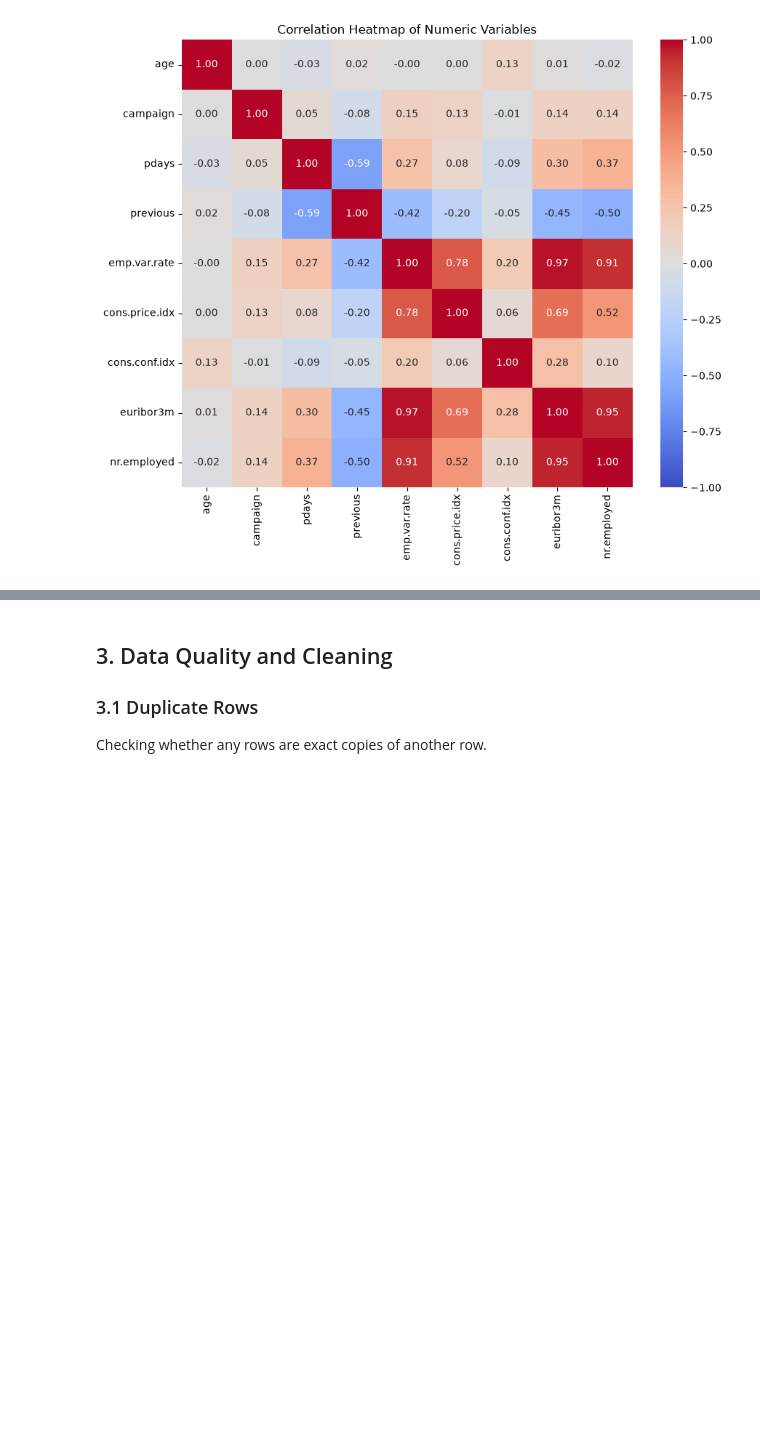
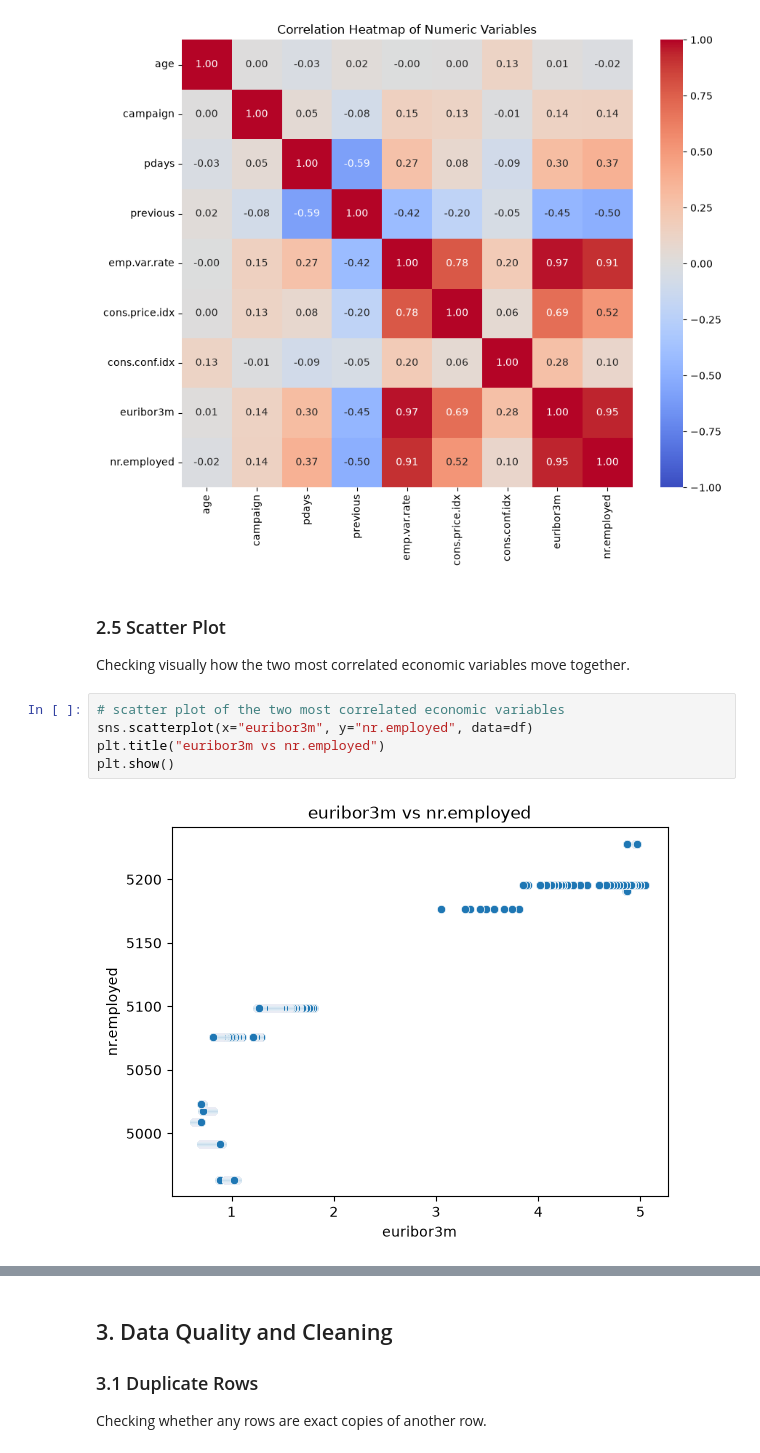
Before and after one commit to stafa10/CA1Theory2Practice, a Jupyter notebook: moustafa_numeric.ipynb, the cells around one changed output, grey strips where cells are left out. Drawn from its saved outputs; the diff is of its cells as text; blank space fills up the shorter version.

Commit message:
add scatter plot to numeric EDA

```diff
--- a/moustafa_numeric.ipynb
+++ b/moustafa_numeric.ipynb
@@ -103,3 +103,13 @@ plt.title("Correlation Heatmap of Numeric Variables")
 plt.show()
 # %% [output]
 [figure]
+# %% [markdown]
+### 2.5 Scatter Plot
+Checking visually how the two most correlated economic variables move together.
+# %%
+# scatter plot of the two most correlated economic variables
+sns.scatterplot(x="euribor3m", y="nr.employed", data=df)
+plt.title("euribor3m vs nr.employed")
+plt.show()
+# %% [output]
+[figure, added]
```
Also changed, not shown: parts of 1 cell of this notebook.
